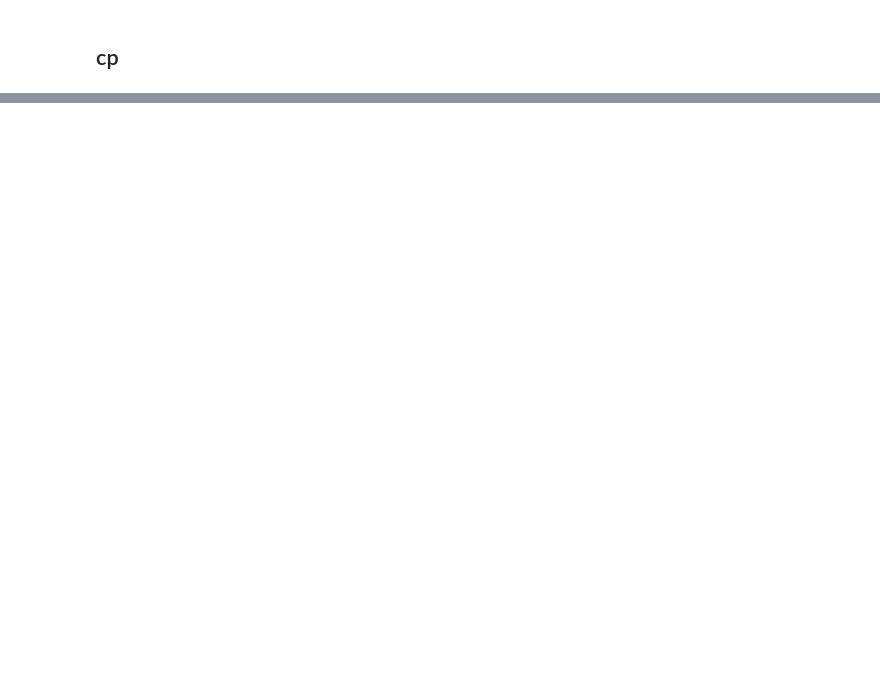
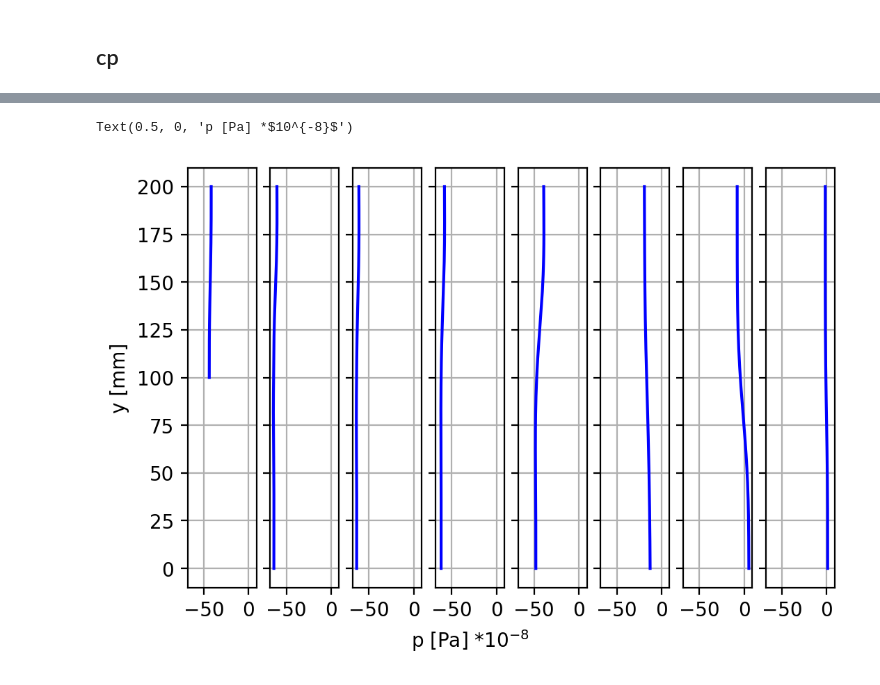
Before and after one commit to MartinAchondo/Simulation-of-Backward-Facing-Step-Flow-Using-OpenFOAM, a Jupyter notebook: 2d_laminar_simple/plots.ipynb, the cells around one changed output, grey strips where cells are left out. Drawn from its saved outputs; the diff is of its cells as text; code cells hidden in the pictures; blank space fills up the shorter version.

```diff
--- a/2d_laminar_simple/plots.ipynb
+++ b/2d_laminar_simple/plots.ipynb
@@ -73,0 +96,16 @@ Text(0, 0.5, 'cp')
+# %%
+f, (ax1, ax2, ax3, ax4, ax5, ax6, ax7, ax8) = plt.subplots(1, 8, sharey=True, sharex=True)
+
+L_ax = [ax1, ax2, ax3, ax4, ax5, ax6, ax7, ax8]
+
+for i in range(8):
+    i += 1
+    p_df = profile.get_profile(f'X{i}','p',case)
+    L_ax[i-1].plot(p_df['p']*10**8,p_df['y'], c='b')
+    L_ax[i-1].grid()
+
+ax1.set_ylabel('y [mm]')
+ax4.set_xlabel(r'p [Pa] *$10^{-8}$')
+# %% [output]
+Text(0.5, 0, 'p [Pa] *$10^{-8}$')
+[figure, added]
```
Also changed, not shown: parts of 10 cells of this notebook, 6 other files.
